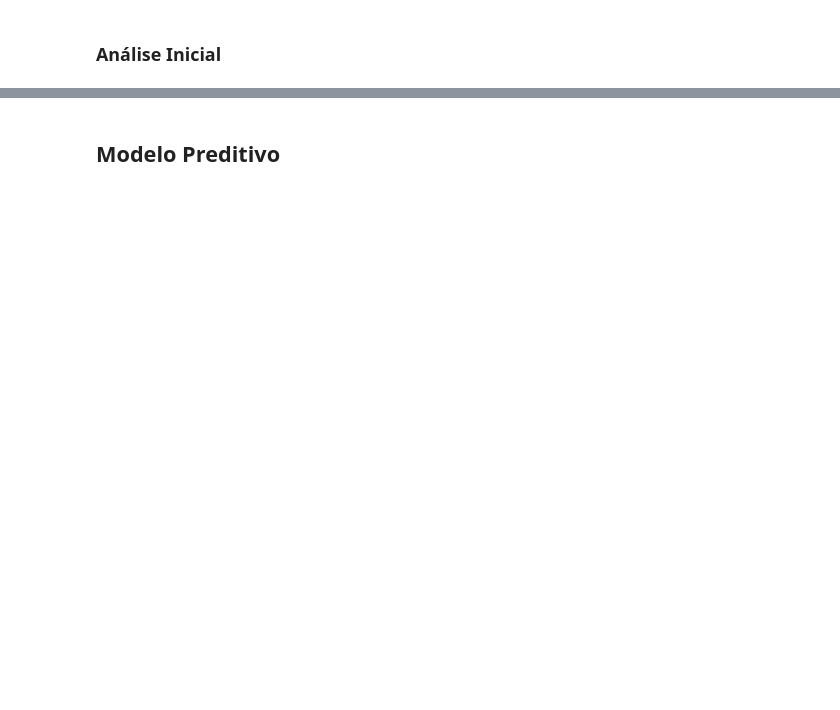
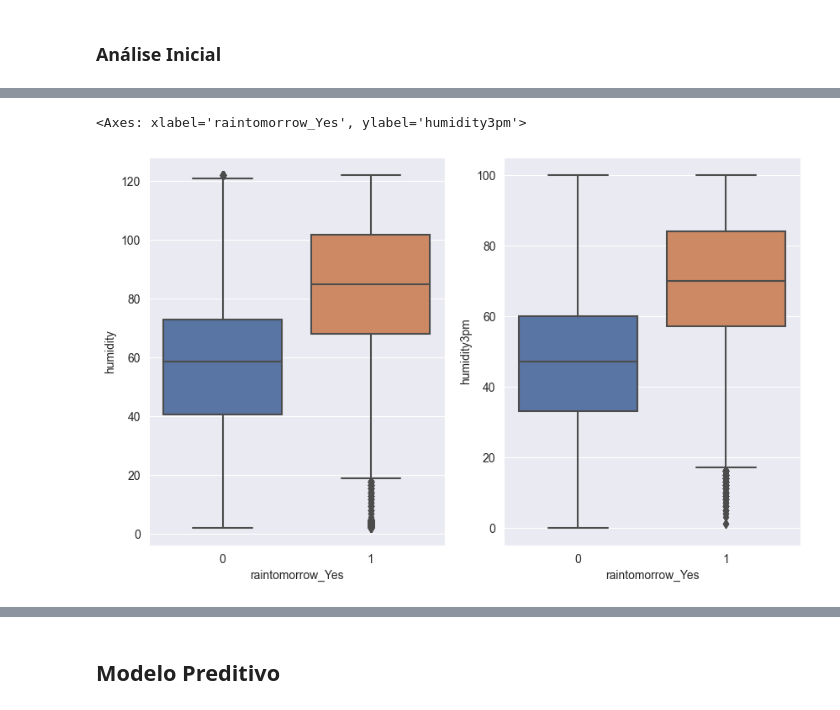
Before and after one commit to LucasAPerfeito/projeto_rain_tomorrow, a Jupyter notebook: Projeto It will rain.ipynb, the cells around one changed output, grey strips where cells are left out. Cells and saved outputs as stored; diff of their text form; code cells hidden in the pictures; blank space fills up the shorter version.

```diff
--- a/Projeto It will rain.ipynb
+++ b/Projeto It will rain.ipynb
@@ -131,0 +147,2 @@ sns.scatterplot(x='amountOfRain', y='humidity', hue = 'raintomorrow_Yes', data=c
+# %%
+chuva.drop(columns = ['modelo_vigente', 'amountOfRain'], inplace = True, axis =1)
@@ -131,0 +191,8 @@ sns.scatterplot(x='amountOfRain', y='humidity', hue = 'raintomorrow_Yes', data=c
+# %%
+fig, ax = plt.subplots(1,2, figsize=(10, 6))
+
+sns.boxplot(x = 'raintomorrow_Yes', y = 'humidity', data = chuva, ax=ax[0])
+sns.boxplot(x = 'raintomorrow_Yes', y = 'humidity3pm', data = chuva, ax=ax[1])
+# %% [output]
+<Axes: xlabel='raintomorrow_Yes', ylabel='humidity3pm'>
+[figure, added]
```
Also changed, not shown: parts of 118 cells of this notebook.
